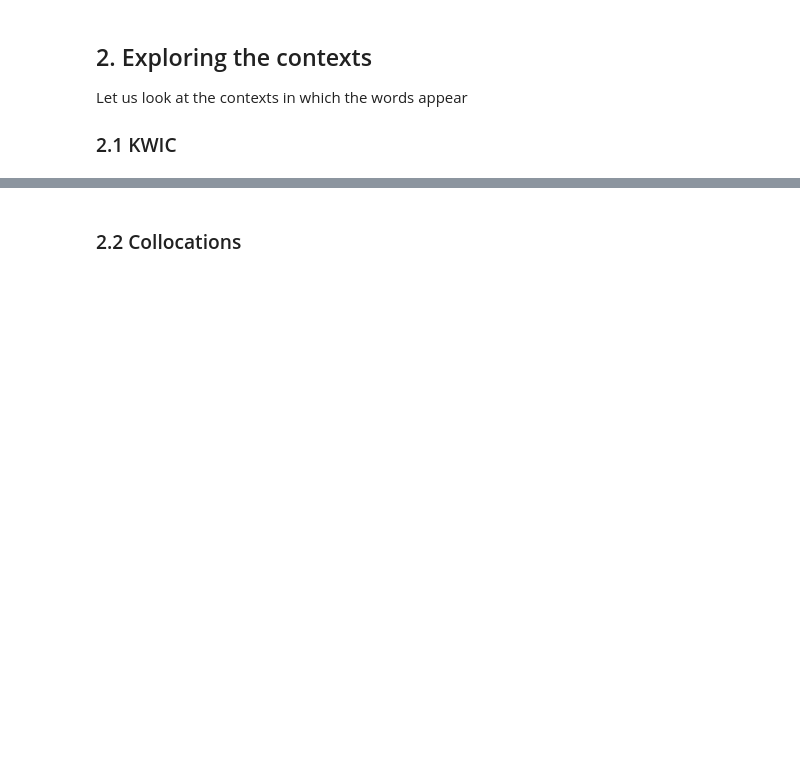
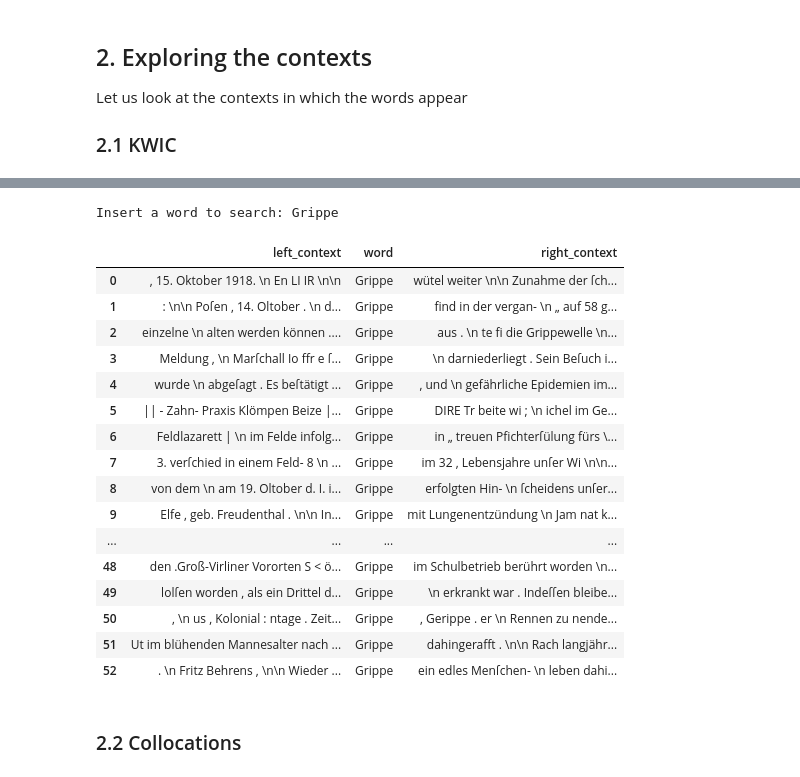
Before and after one commit to schnaitter/text-fs-1, a Jupyter notebook: word_search/FS_1_MVP_Analysis_Prototype_101.ipynb, the cells around one changed output, grey strips where cells are left out. Saved outputs shown, nothing was run; the diff lists cells and outputs as text; code cells hidden in the pictures; blank space fills up the shorter version.

```diff
--- a/word_search/FS_1_MVP_Analysis_Prototype_101.ipynb
+++ b/word_search/FS_1_MVP_Analysis_Prototype_101.ipynb
@@ -126,4 +202,23 @@ kwic = ContextViewer(corpus_annotations, corpus_metadata)
 # %%
-kwic.get_context()
+kwic.get_context_words(n_words=10)
+# %% [output]
+Insert a word to search: Grippe
+|  | left_context | word | right_context |
+| 0 | , 15. Oktober 1918. \n En LI IR \n\n | Grippe | wütel weiter \n\n Zunahme der ſch... |
+| 1 | : \n\n Poſen , 14. Oltober . \n d... | Grippe | find in der vergan- \n „ auf 58 g... |
+| 2 | einzelne \n alten werden können .... | Grippe | aus . \n te fi die Grippewelle \n... |
+| 3 | Meldung , \n Marſchall Io ffr e ſ... | Grippe | \n darniederliegt . Sein Beſuch i... |
+| 4 | wurde \n abgeſagt . Es beſtätigt ... | Grippe | , und \n gefährliche Epidemien im... |
+| 5 | || - Zahn- Praxis Klömpen Beize |... | Grippe | DIRE Tr beite wi ; \n ichel im Ge... |
+| 6 | Feldlazarett | \n im Felde infolg... | Grippe | in „ treuen Pfichterſülung fürs \... |
+| 7 | 3. verſchied in einem Feld- 8 \n ... | Grippe | im 32 , Lebensjahre unſer Wi \n\n... |
+| 8 | von dem \n am 19. Oltober d. I. i... | Grippe | erfolgten Hin- \n ſcheidens unſer... |
+| 9 | Elfe , geb. Freudenthal . \n\n In... | Grippe | mit Lungenentzündung \n Jam nat k... |
+| ... | ... | ... | ... |
+| 48 | den .Groß-Virliner Vororten S < ö... | Grippe | im Schulbetrieb berührt worden \n... |
+| 49 | lolſen worden , als ein Drittel d... | Grippe | \n erkrankt war . Indeſſen bleibe... |
+| 50 | , \n us , Kolonial : ntage . Zeit... | Grippe | , Gerippe . er \n Rennen zu nende... |
+| 51 | Ut im blühenden Mannesalter nach ... | Grippe | dahingerafft . \n\n Rach langjähr... |
+| 52 | . \n Fritz Behrens , \n\n Wieder ... | Grippe | ein edles Menſchen- \n leben dahi... |
 # %% [markdown]
 ### 2.2 Collocations
```
Also changed, not shown: parts of 6 cells of this notebook.
